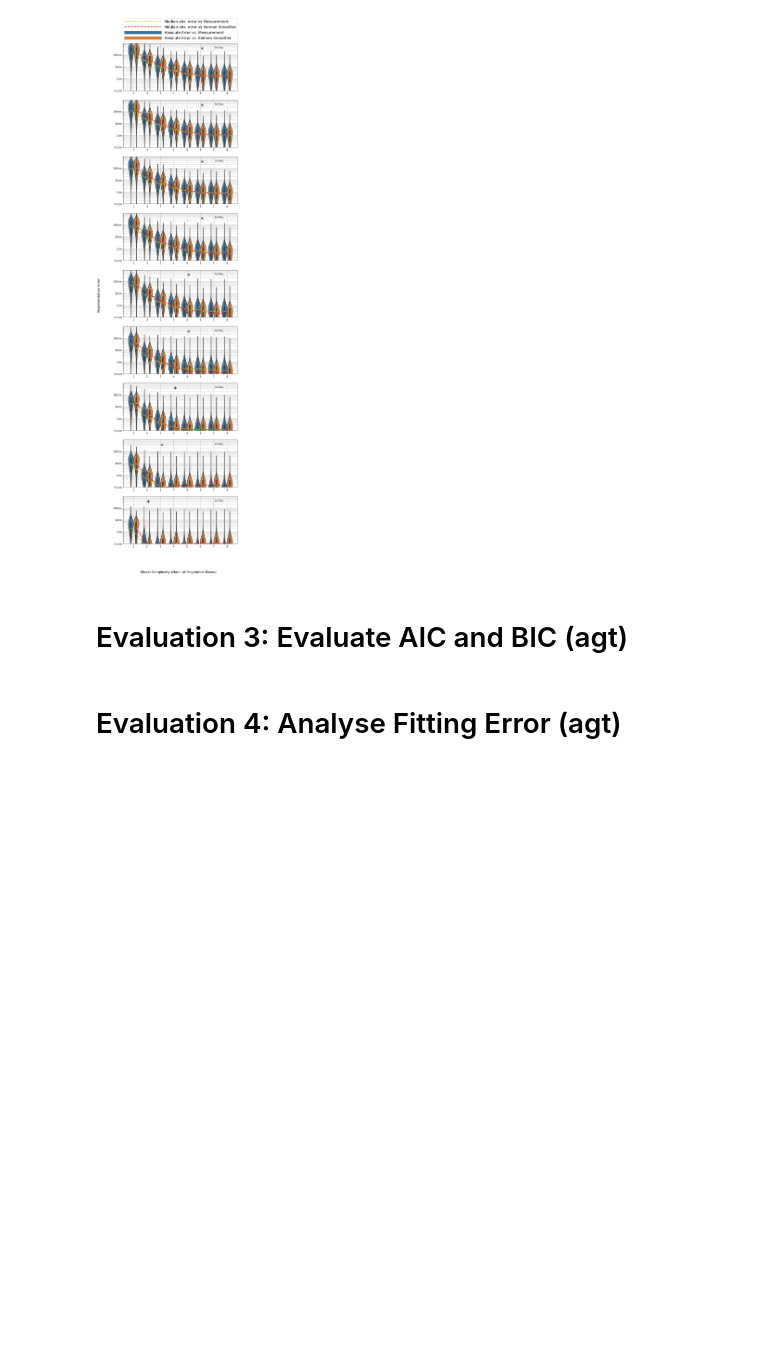
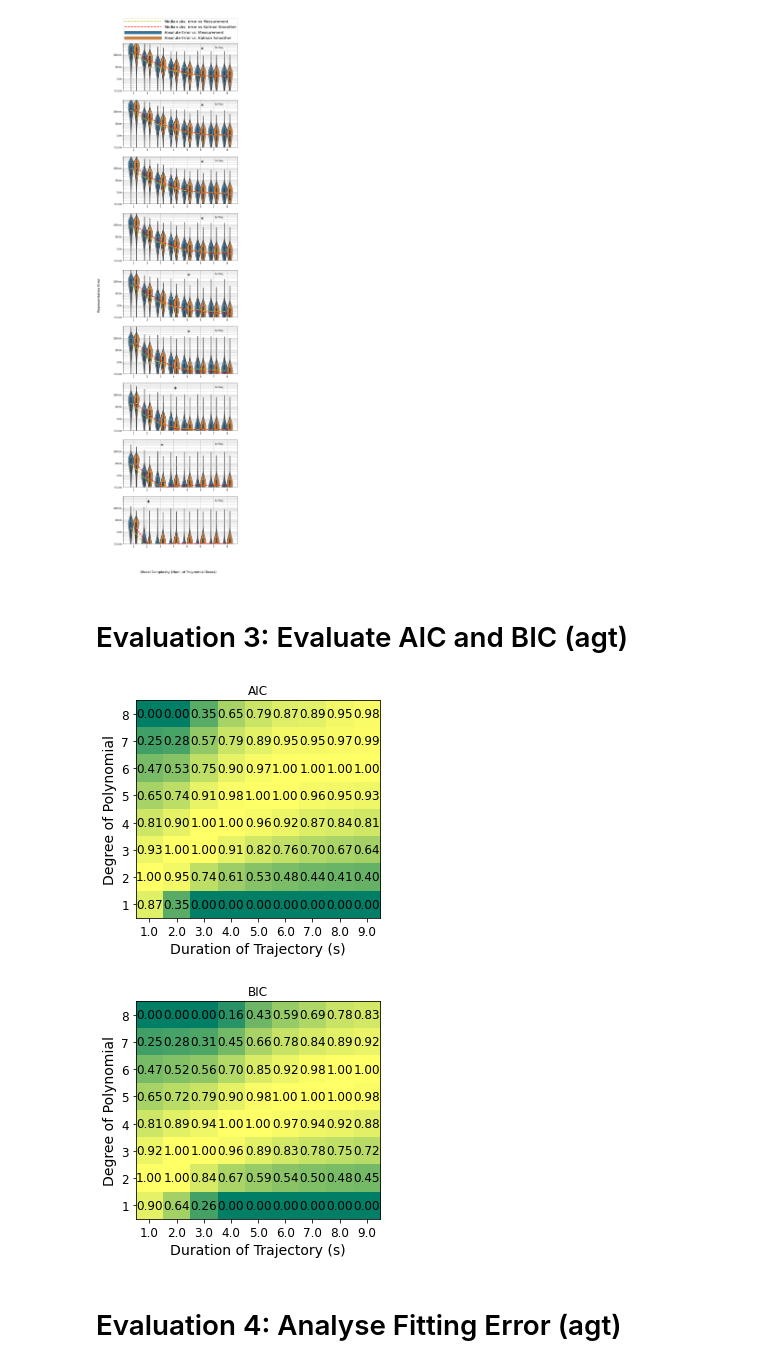
Before and after one commit to YueYao-bot/Waymo_Motion_Analyse, a Jupyter notebook: result_evaluation.ipynb, the cells around one changed output. Drawn from its saved outputs; the diff is of its cells as text; code cells hidden in the pictures; blank space fills up the shorter version.

```diff
--- a/result_evaluation.ipynb
+++ b/result_evaluation.ipynb
@@ -28,9 +28,6 @@ def expand(x, bf, bf_args=None):
         return np.concatenate([np.ones(x.shape), bf(x)], axis=1)
     else:
         return np.array([np.ones(x.shape)] + [bf(x, bf_arg) for bf_arg in bf_args]).T
-# %%
-def polynomial_basis_function(x, power):
-    return x ** power
 # %%
 def polynomial_basis_function(x, power):
     return x ** power
@@ -185,7 +182,7 @@ class DataProcessor(object):
         ego_traj_temp[:, :2] = ego_traj_temp[:, :2] - ego_traj_temp[0,:2] # let trajectories start from zero
         ego_traj = np.concatenate((ego_traj_temp[:, 0], ego_traj_temp[:, 1]), axis = 0)
 
-        heading_vector = np.array([np.cos(ego_traj_temp[:, 2]), np.sin(ego_traj_temp[:, 2])]).T
+        heading_vector = np.array([np.cos(ego_traj_temp[:, 3]), np.sin(ego_traj_temp[:, 3])]).T
 
         times = np.array(traj_data['timestamp'])[start_idx: start_idx+self.num_points_in_one_traj]
         times = times - times[0]
@@ -457,10 +454,10 @@ fig_name = 'Longitudinal Positional Fitting Error Compared to Measurement/Kalman
 nums_points_in_one_traj = [91, 81, 71, 61, 51, 41, 31, 21, 11]
 x_ticklabels = ['1', '2', '3', '4', '5', '6', '7', '8']
 
-tick_range = [x for p in [-3, -2, -1, 0] for x in np.linspace(10 ** p, 9 * 10 ** p, 9)]
+tick_range = [x for p in [-4, -3, -2, -1, 0] for x in np.linspace(10 ** p, 9 * 10 ** p, 9)]
 
 y_ticklabels = []
-for p in ['0.1cm', '1cm', '10cm', '100cm']:
+for p in ['0.01cm', '0.1cm', '1cm', '10cm', '100cm']:
     for i in range(9):
         if i == 0:
             y_ticklabels.append(p)
@@ -519,7 +516,7 @@ for idx, num_points in enumerate(tqdm(nums_points_in_one_traj)):
     ax.annotate('*', fontsize= 30, xy = (best_AIC_idx, 0.3))
     ax.set_xticklabels(x_ticklabels)
     ax.set_xlabel('')
-    ax.set_ylim([np.log10(1e-3), np.log10(1e0)])
+    ax.set_ylim([np.log10(1e-4), np.log10(1e0)])
     ax.set_ylabel('')
     #ax.set_yscale('log')
     #ax.set_yticklabels(['', '1mm', '1cm', '0.1m', '1m'])
@@ -543,5 +541,69 @@ fig1.savefig('imgs/ego_error_lon_waymo.svg', dpi=600, format='svg', bbox_inches=
 # %% [markdown]
 # Evaluation 3: Evaluate AIC and BIC (agt)
+# %%
+# Visualise AIC, BIC
+num_of_points_list = [11, 21, 31, 41, 51, 61, 71, 81, 91]
+degrees = [1, 2, 3, 4, 5, 6, 7, 8]
+AIC_matrix = np.zeros((8, len(num_of_points_list)))
+BIC_matrix = np.zeros((8, len(num_of_points_list)))
+fig, ax = plt.subplots()
+fig2, ax2 = plt.subplots()
+cmap = mpl.cm.summer
+for idx, num_of_points in enumerate(num_of_points_list):
+    folder_dir = 'logs/gradient_tape/agt_xy_polar_plus_const_' + str(num_of_points)
+    file_name = 'result_summary'
+    with open(folder_dir + '/' + file_name + '.json', "r") as read_file:
+        result = json.load(read_file)
+    AIC_score = np.array(result['aic_scores'])
+
+    AIC_score = -AIC_score # reverse the score, so that the higher the better
+    AIC_score_norm = (AIC_score - np.amin(AIC_score))/(np.amax(AIC_score) - np.amin(AIC_score))
+    AIC_matrix[:, idx] = AIC_score_norm[::-1]
+
+    BIC_score = np.array(result['bic_scores'])
+
+    BIC_score = -BIC_score # reverse the score, so that the higher the better
+    BIC_score_norm = (BIC_score - np.amin(BIC_score))/(np.amax(BIC_score) - np.amin(BIC_score))
+    BIC_matrix[:, idx] = BIC_score_norm[::-1]
+
+
+ax.imshow(AIC_matrix, cmap = cmap)
+for (i, j), z in np.ndenumerate(AIC_matrix):
+    ax.text(j, i, '{:0.2f}'.format(z), ha='center', va='center')
+
+ax.set_xticks(np.arange(0, AIC_matrix.shape[1], 1));
+ax.set_yticks(np.arange(0, AIC_matrix.shape[0], 1));
+ax.set_xticklabels((np.array(num_of_points_list)-1) / 10);
+ax.set_yticklabels(degrees[::-1]);
+
+
+ax2.imshow(BIC_matrix, cmap = cmap)
+for (i, j), z in np.ndenumerate(BIC_matrix):
+    ax2.text(j, i, '{:0.2f}'.format(z), ha='center', va='center')
+
+ax2.set_xticks(np.arange(0, BIC_matrix.shape[1], 1));
+ax2.set_yticks(np.arange(0, BIC_matrix.shape[0], 1));
+ax2.set_xticklabels((np.array(num_of_points_list)-1) / 10);
+ax2.set_yticklabels(degrees[::-1]);
+
+#ax.set_title('Normalized avg. AIC (higher value is better)')
+ax.set_title('AIC')
+ax.set_ylabel('Degree of Polynomial')
+ax.set_xlabel('Duration of Trajectory (s)')
+
+fig.show()
+fig.savefig('imgs/Argoverse 2 Normalized AIC related to the Duration of Trajectory (agt).pdf', dpi = 600)
+
+#ax2.set_title('Normalized avg. BIC (higher value is better)')
+ax2.set_title('BIC')
+ax2.set_ylabel('Degree of Polynomial')
+ax2.set_xlabel('Duration of Trajectory (s)')
+
+fig2.show()
+fig2.savefig('imgs/Argoverse 2 Normalized BIC related to the Duration of Trajectory (agt).pdf', dpi = 600)
+# %% [output]
+[figure, added]
+[figure, added]
 # %% [markdown]
 # Evaluation 4: Analyse Fitting Error (agt)
 # %%
```
Also changed, not shown: parts of 8 cells of this notebook, 3 other files.
